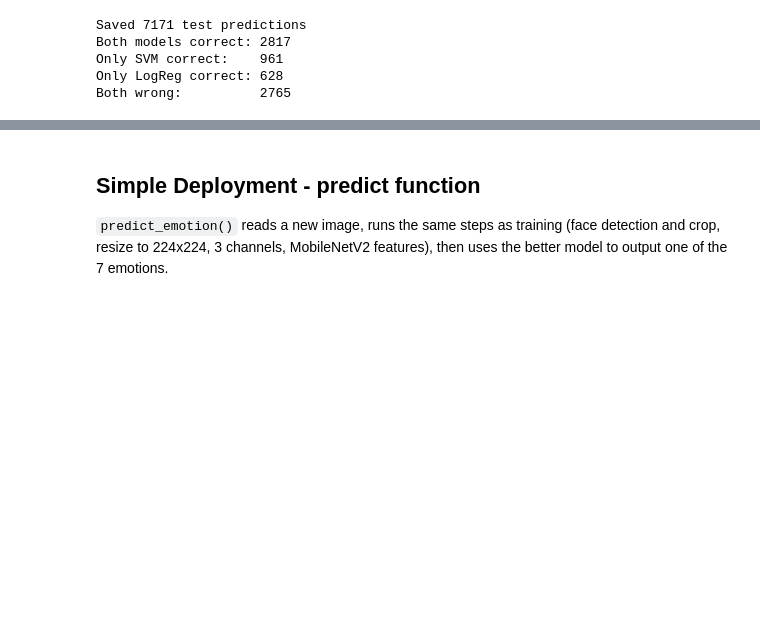
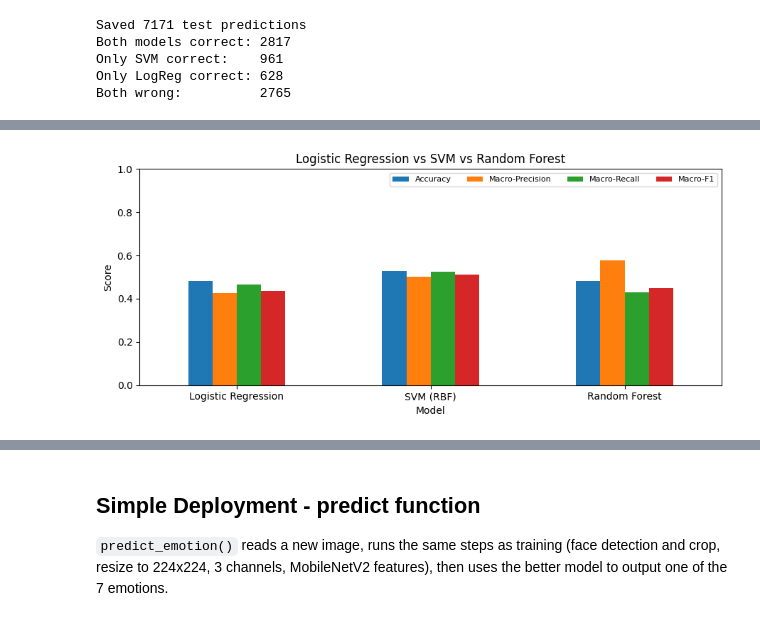
Before and after one commit to Jhey20-sys/Facial-Emotion-Recognition, a Jupyter notebook: Week7_Facial_Emotion_Recognition.ipynb, the cells around one changed output, grey strips where cells are left out. Saved outputs shown, nothing was run; the diff lists cells and outputs as text; code cells hidden in the pictures; blank space fills up the shorter version.

```diff
--- a/Week7_Facial_Emotion_Recognition.ipynb
+++ b/Week7_Facial_Emotion_Recognition.ipynb
@@ -605,0 +688,11 @@ Both wrong:          2765
+# %%
+all_results[["Accuracy", "Macro-Precision", "Macro-Recall", "Macro-F1"]].plot(kind="bar", figsize=(9, 4), rot=0)
+plt.ylim(0, 1)
+plt.title("Logistic Regression vs SVM vs Random Forest")
+plt.ylabel("Score")
+plt.legend(loc="upper right", ncol=4, fontsize=8)
+plt.tight_layout()
+plt.savefig(OUTPUT_DIR + "/model_comparison_all_models.png", dpi=150)
+plt.show()
+# %% [output]
+[figure, added]
```
Also changed, not shown: parts of 12 cells of this notebook, 11 other files.
